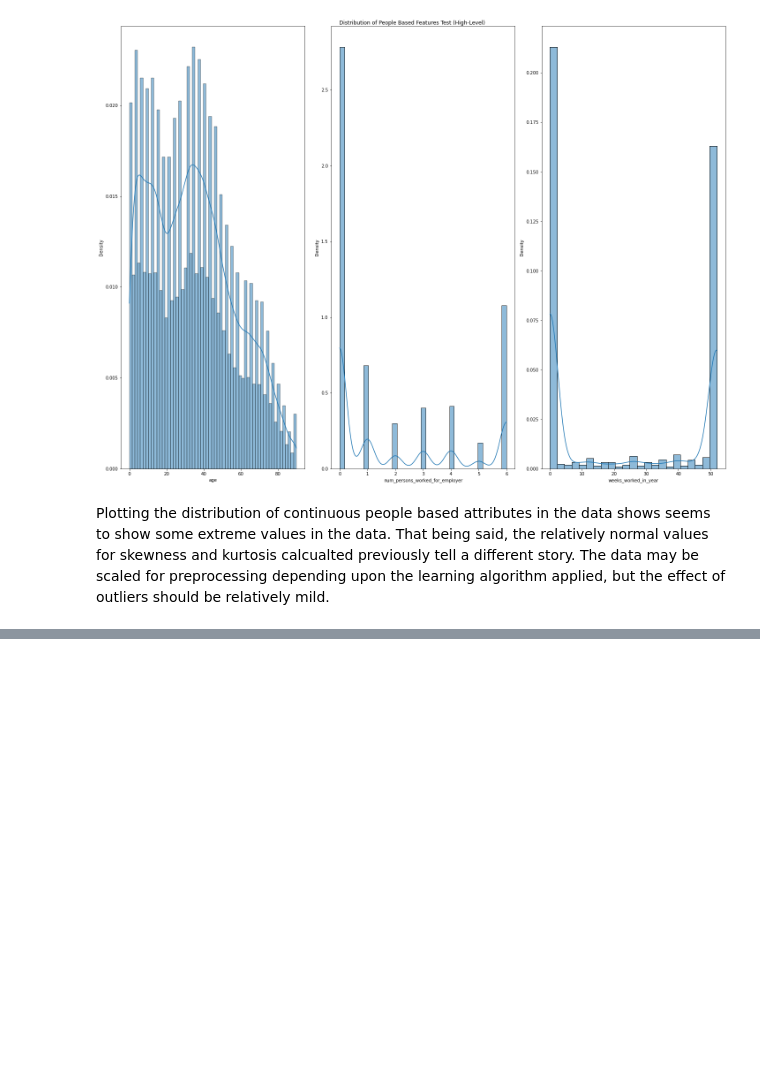
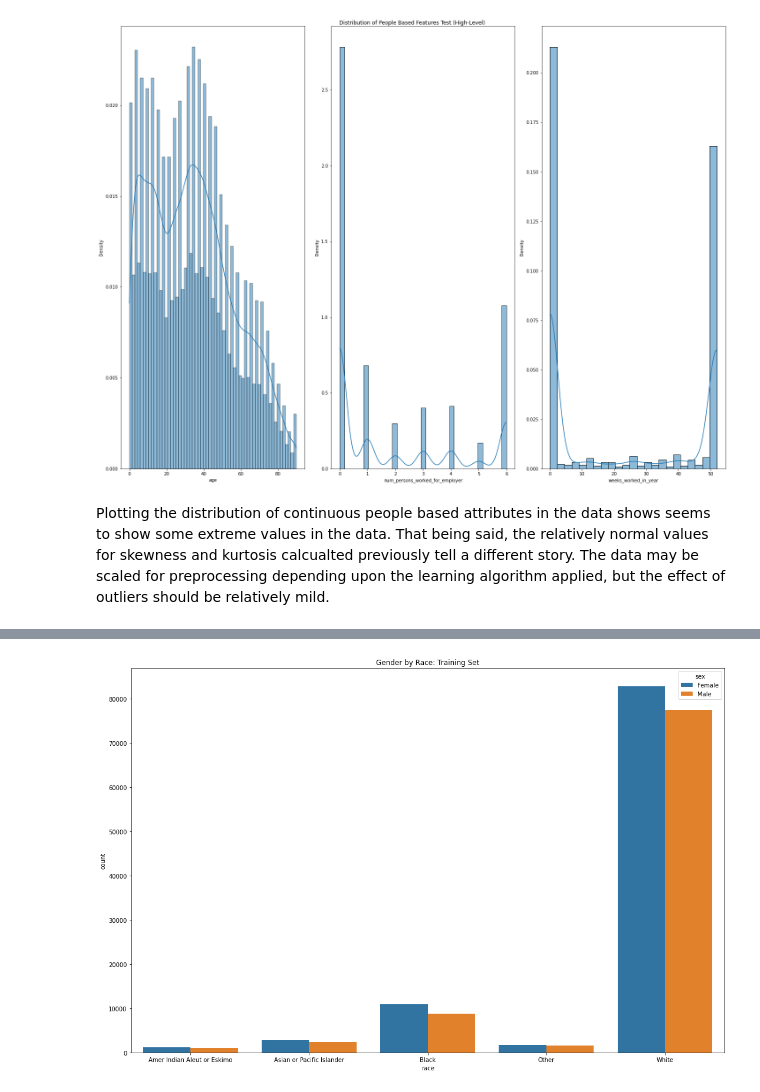
Before and after one commit to benkarabinus/nerdy_data_stuff, a Jupyter notebook: DU/COMP4448/Data_Cleaning_Assignment/Ben_Karabinus_Data_Cleaning_Assignment.ipynb, the cells around one changed output, grey strips where cells are left out. Drawn from its saved outputs; the diff is of its cells as text; code cells hidden in the pictures; blank space fills up the shorter version.

```diff
--- a/DU/COMP4448/Data_Cleaning_Assignment/Ben_Karabinus_Data_Cleaning_Assignment.ipynb
+++ b/DU/COMP4448/Data_Cleaning_Assignment/Ben_Karabinus_Data_Cleaning_Assignment.ipynb
@@ -518,0 +552,8 @@ Plotting the distribution of continuous people based attributes in the data show
+# %%
+"""plot frequency distribution of income level by race"""
+fig, ax = plt.subplots(figsize=(15, 10))
+sns.countplot(data=census_income_train, x='race', hue='sex')
+plt.title('Gender by Race: Training Set')
+plt.tight_layout()
+# %% [output]
+[figure, added]
```
Also changed, not shown: parts of 13 cells of this notebook, 2 other files.
